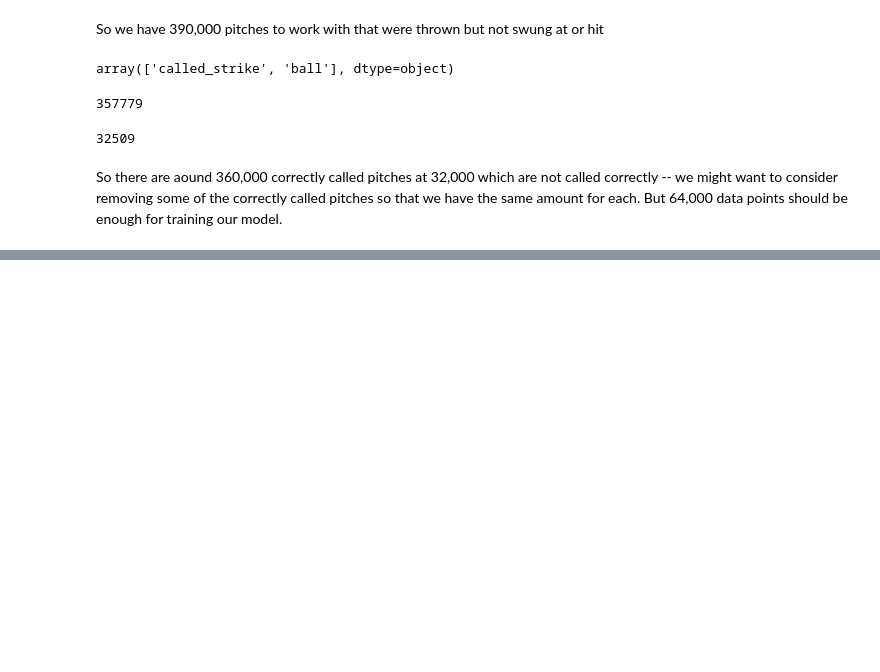
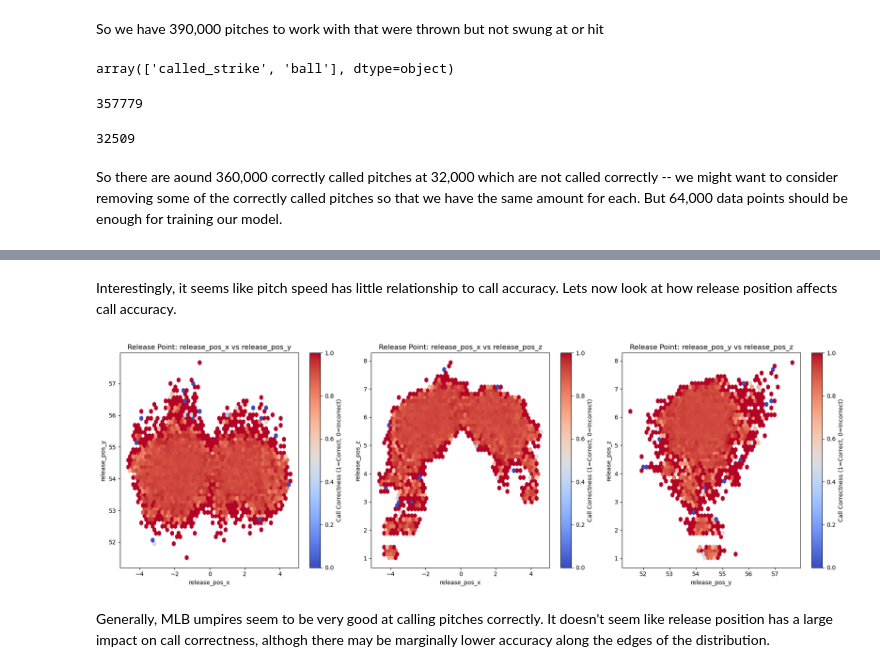
Before and after one commit to ctkatz/ML_project, a Jupyter notebook: player_info_data.ipynb, the cells around one changed output, grey strips where cells are left out. Saved outputs shown, nothing was run; the diff lists cells and outputs as text; code cells hidden in the pictures; blank space fills up the shorter version.

```diff
--- a/player_info_data.ipynb
+++ b/player_info_data.ipynb
@@ -227,0 +159,35 @@ plt.show()
+# %% [markdown]
+Interestingly, it seems like pitch speed has little relationship to call accuracy. Lets now look at how release position affects call accuracy.
+# %%
+# create a density plot of release position in the x and y axis
+# Create a figure with 3 subplots
+fig, axes = plt.subplots(1, 3, figsize = (18, 6))
+
+# List of combinations for x, y, and z axes
+combinations = [
+    ('release_pos_x', 'release_pos_y'),
+    ('release_pos_x', 'release_pos_z'),
+    ('release_pos_y', 'release_pos_z')
+]
+
+# Loop over the combinations and plot hexbin on each subplot
+for ax, (x_var, y_var) in zip(axes, combinations):
+    hb = ax.hexbin(
+        pitches_not_hit[x_var],
+        pitches_not_hit[y_var],
+        C = pitches_not_hit['called_correctly'],  # Color by correctness
+        gridsize = 50,
+        cmap='coolwarm'
+    )
+    cb = fig.colorbar(hb, ax = ax, label = 'Call Correctness (1=Correct, 0=Incorrect)')
+    ax.set_title(f"Release Point: {x_var} vs {y_var}")
+    ax.set_xlabel(x_var)
+    ax.set_ylabel(y_var)
+
+# Adjust layout
+plt.tight_layout()
+plt.show()
+# %% [output]
+[figure, added]
+# %% [markdown]
+Generally, MLB umpires seem to be very good at calling pitches correctly. It doesn't seem like release position has a large impact on call correctness, althogh there may be marginally lower accuracy along the edges of the distribution.
```
Also changed, not shown: parts of 10 cells of this notebook.
